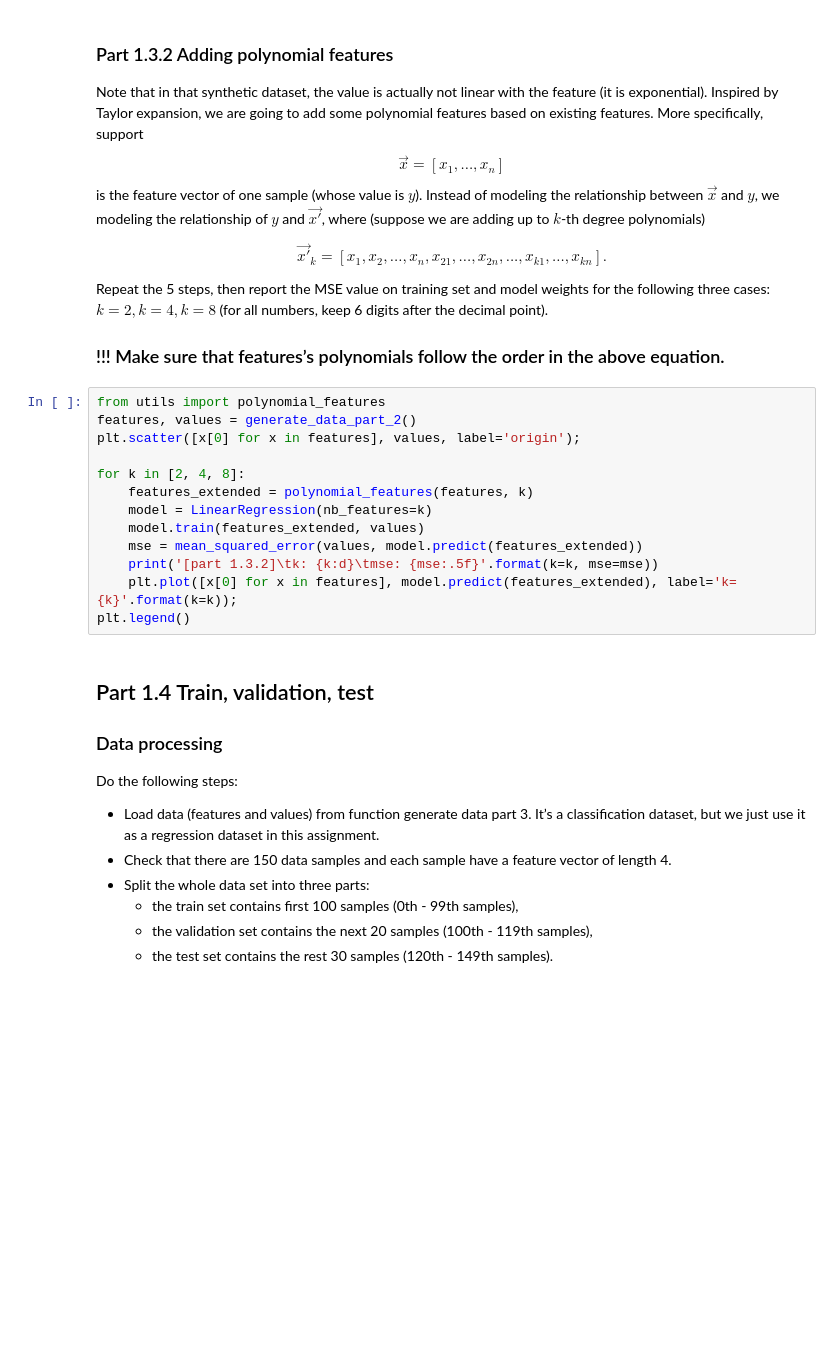
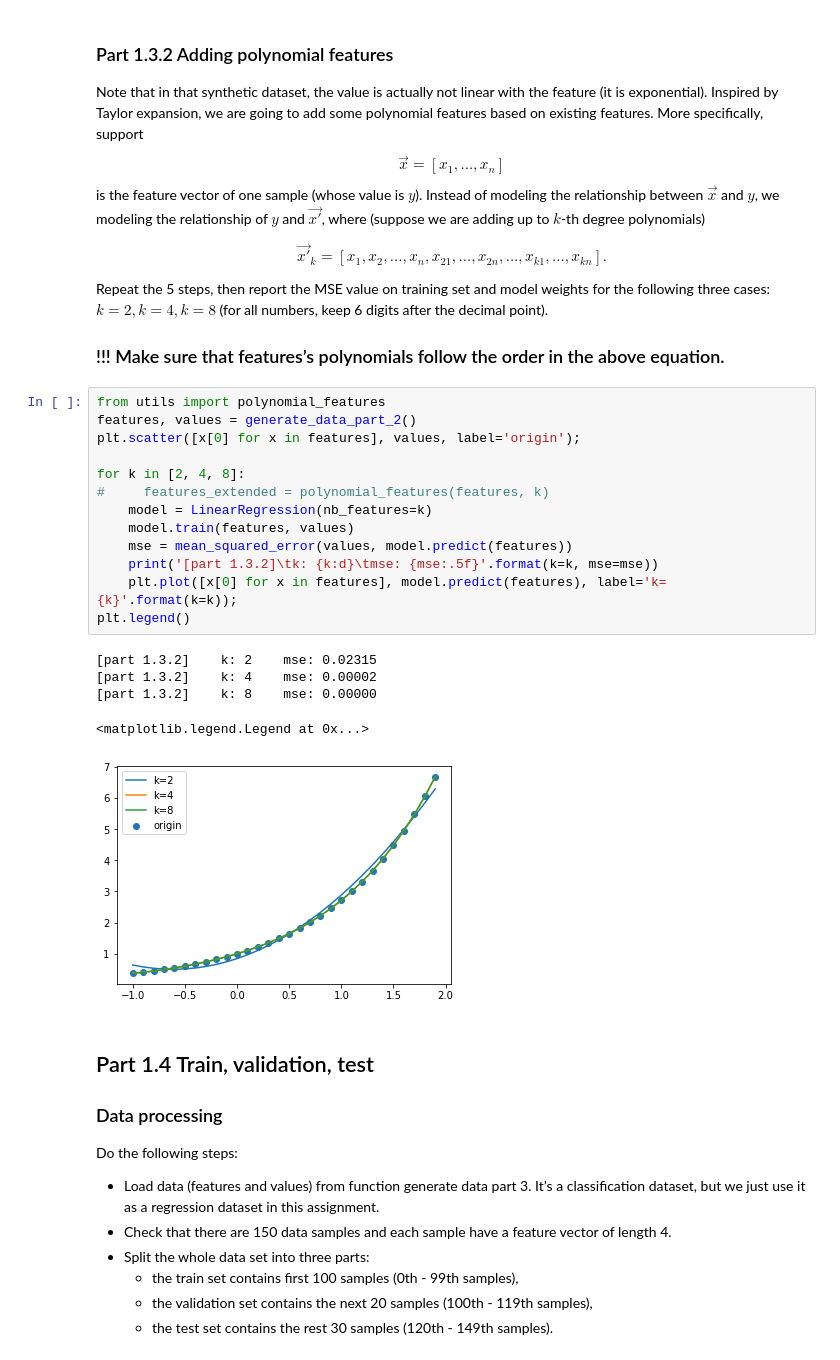
Before and after one commit to theFong/MyKit-Learn, a Jupyter notebook: Assignment-1/main.ipynb, the cells around one changed output. Cells and saved outputs as stored; diff of their text form; blank space fills up the shorter version.

```diff
--- a/Assignment-1/main.ipynb
+++ b/Assignment-1/main.ipynb
@@ -109,16 +106,22 @@ Repeat the 5 steps, then report the MSE value on training set and model weights
 # %%
 from utils import polynomial_features
 features, values = generate_data_part_2()
 plt.scatter([x[0] for x in features], values, label='origin');
 
 for k in [2, 4, 8]:
-    features_extended = polynomial_features(features, k)
+#     features_extended = polynomial_features(features, k)
     model = LinearRegression(nb_features=k)
-    model.train(features_extended, values)
-    mse = mean_squared_error(values, model.predict(features_extended))
+    model.train(features, values)
+    mse = mean_squared_error(values, model.predict(features))
     print('[part 1.3.2]\tk: {k:d}\tmse: {mse:.5f}'.format(k=k, mse=mse))
-    plt.plot([x[0] for x in features], model.predict(features_extended), label='k={k}'.format(k=k));
+    plt.plot([x[0] for x in features], model.predict(features), label='k={k}'.format(k=k));
 plt.legend()
+# %% [output]
+[part 1.3.2]    k: 2    mse: 0.02315
+[part 1.3.2]    k: 4    mse: 0.00002
+[part 1.3.2]    k: 8    mse: 0.00000
+<matplotlib.legend.Legend at 0x...>
+[figure, added]
 # %% [markdown]
 ## Part 1.4 Train, validation, test
 
```
Also changed, not shown: parts of 1 cell of this notebook, 1 other file.
